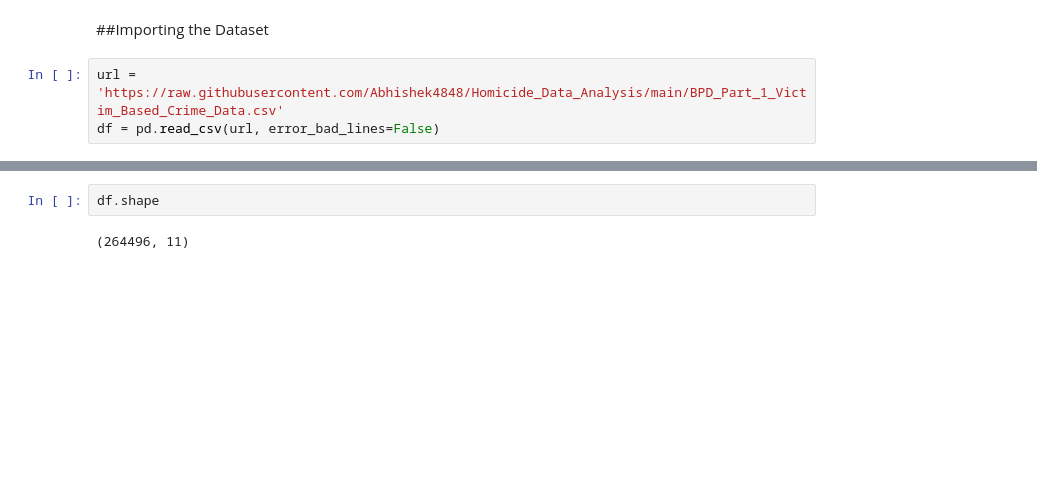
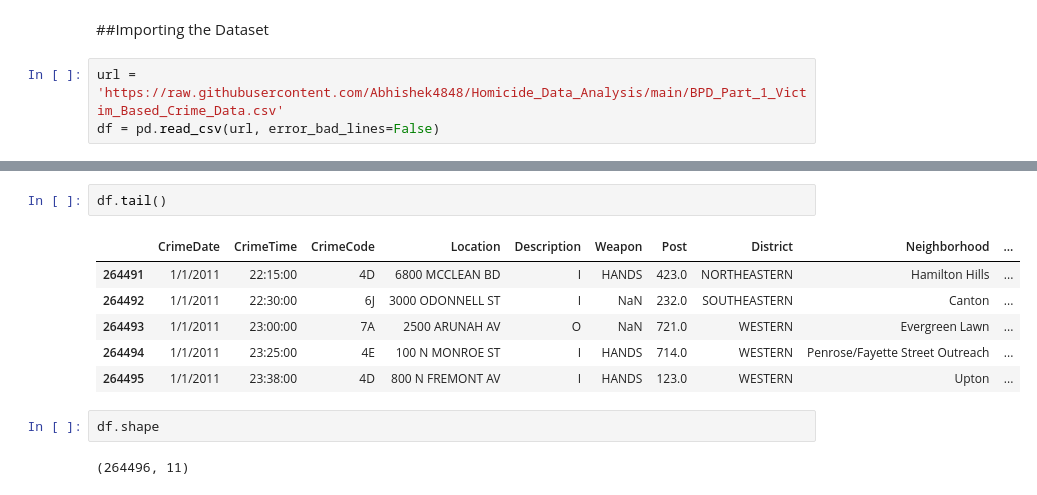
Before and after one commit to Abhishek4848/Homicide_Data_Analysis, a Jupyter notebook: homicide_analysis.ipynb, the cells around one changed output, grey strips where cells are left out. Drawn from its saved outputs; the diff is of its cells as text; blank space fills up the shorter version.

```diff
--- a/homicide_analysis.ipynb
+++ b/homicide_analysis.ipynb
@@ -15,3 +25,12 @@ df = pd.read_csv(url, error_bad_lines=False)
+# %%
+df.tail()
+# %% [output]
+|  | CrimeDate | CrimeTime | CrimeCode | Location | Description | Weapon | Post | District | Neighborhood | ... |
+| 264491 | 1/1/2011 | 22:15:00 | 4D | 6800 MCCLEAN BD | I | HANDS | 423.0 | NORTHEASTERN | Hamilton Hills | ... |
+| 264492 | 1/1/2011 | 22:30:00 | 6J | 3000 ODONNELL ST | I | NaN | 232.0 | SOUTHEASTERN | Canton | ... |
+| 264493 | 1/1/2011 | 23:00:00 | 7A | 2500 ARUNAH AV | O | NaN | 721.0 | WESTERN | Evergreen Lawn | ... |
+| 264494 | 1/1/2011 | 23:25:00 | 4E | 100 N MONROE ST | I | HANDS | 714.0 | WESTERN | Penrose/Fayette Street Outreach | ... |
+| 264495 | 1/1/2011 | 23:38:00 | 4D | 800 N FREMONT AV | I | HANDS | 123.0 | WESTERN | Upton | ... |
 # %%
 df.shape
 # %% [output]
```
Also changed, not shown: parts of 6 cells of this notebook.
